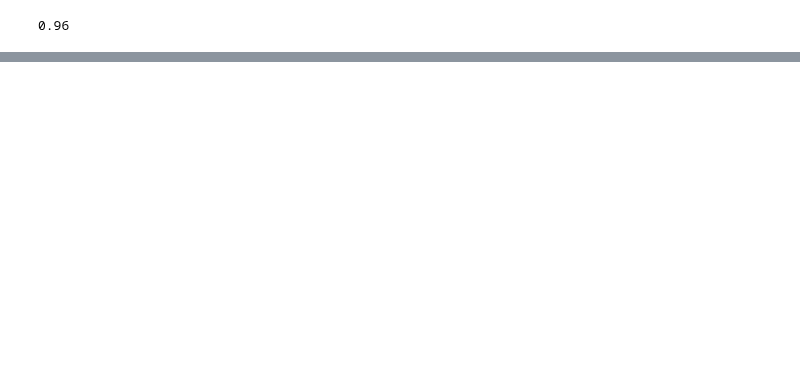
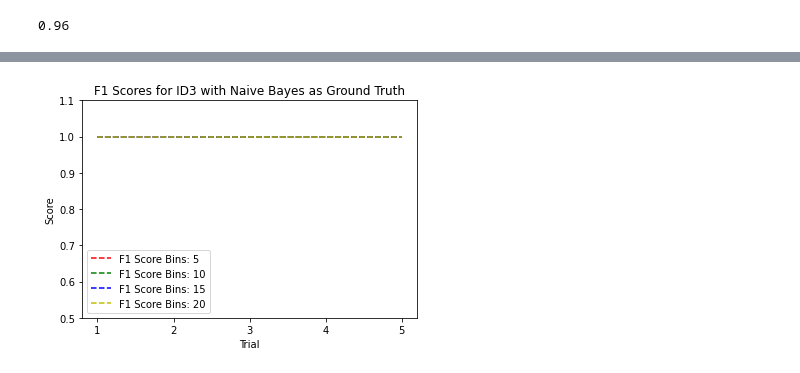
Before and after one commit to willisterh/cs6037-ml, a Jupyter notebook: as3/as3.ipynb, the cells around one changed output, grey strips where cells are left out. Drawn from its saved outputs; the diff is of its cells as text; code cells hidden in the pictures; blank space fills up the shorter version.

```diff
--- a/as3/as3.ipynb
+++ b/as3/as3.ipynb
@@ -630,0 +693,5 @@ Bins: 20
+# %%
+# ID3 with Naive Bayes as ground truth
+run_trials_ground_truth(clean_data, nb_l, nb_c, id3_l, id3_c, "F1 Scores for ID3 with Naive Bayes as Ground Truth")
+# %% [output]
+[figure, added]
```
Also changed, not shown: parts of 13 cells of this notebook.
